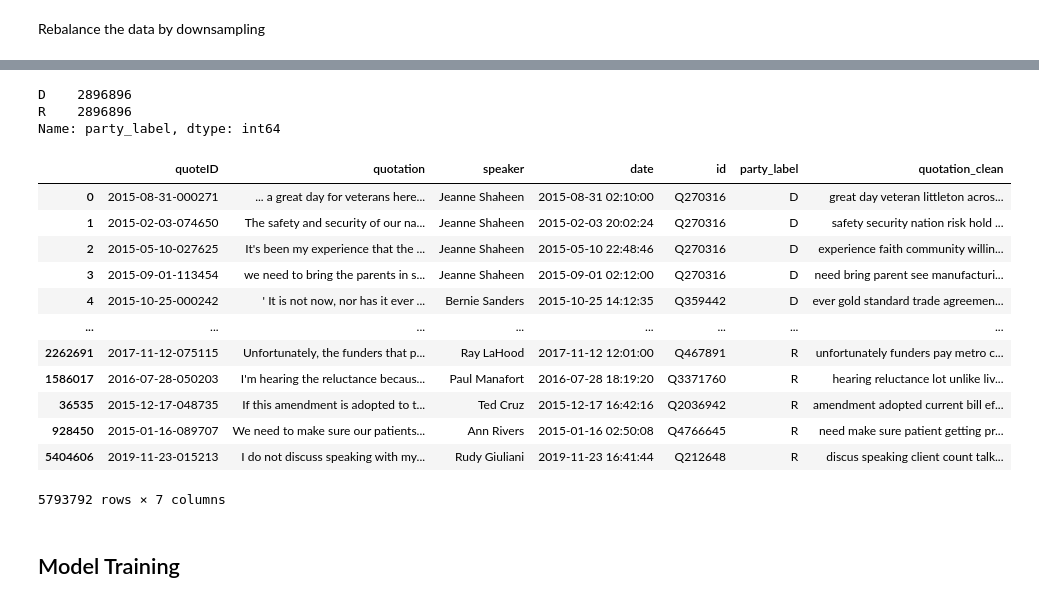
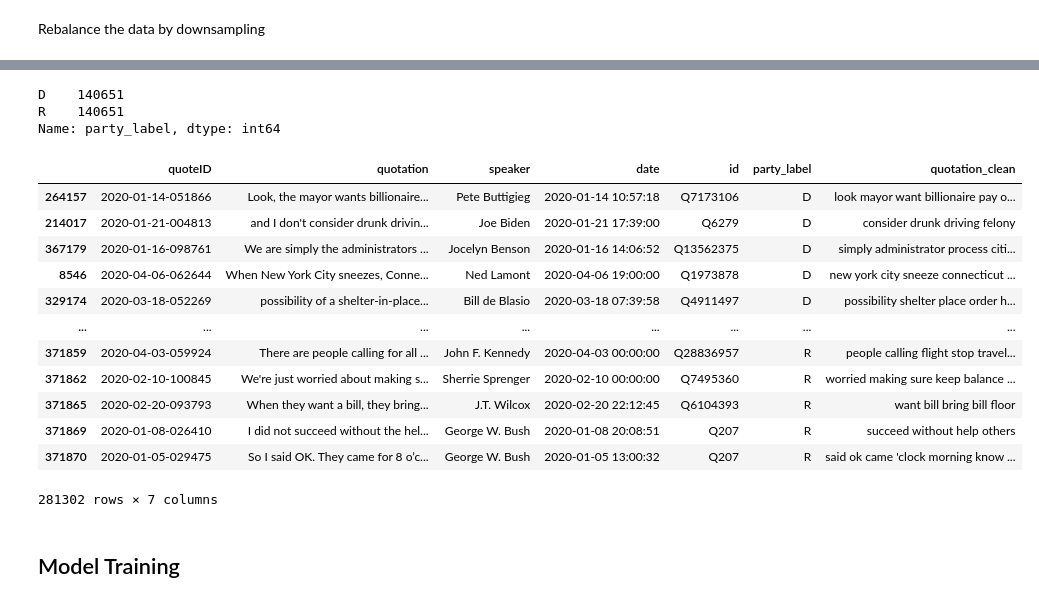
Before and after one commit to epfl-ada/ada-2021-project-mmng, a Jupyter notebook: part3_2-model_training.ipynb, the cells around one changed output, grey strips where cells are left out. Saved outputs shown, nothing was run; the diff lists cells and outputs as text; code cells hidden in the pictures.

```diff
--- a/part3_2-model_training.ipynb
+++ b/part3_2-model_training.ipynb
@@ -106,35 +88,28 @@ df = df_d.append(df_r)
 # %%
-# df = downsample(df, 'party_label')
+df=downsample2(df)
+df.party_label.value_counts()
+# %% [output]
+D    140651
+R    140651
+Name: party_label, dtype: int64
 # %%
-df['party_label'].value_counts()
+df
 # %% [output]
+|  | quoteID | quotation | speaker | date | id | party_label | quotation_clean |
+| 264157 | 2020-01-14-051866 | Look, the mayor wants billionaire... | Pete Buttigieg | 2020-01-14 10:57:18 | Q7173106 | D | look mayor want billionaire pay o... |
+| 214017 | 2020-01-21-004813 | and I don't consider drunk drivin... | Joe Biden | 2020-01-21 17:39:00 | Q6279 | D | consider drunk driving felony |
+| 367179 | 2020-01-16-098761 | We are simply the administrators ... | Jocelyn Benson | 2020-01-16 14:06:52 | Q13562375 | D | simply administrator process citi... |
+| 8546 | 2020-04-06-062644 | When New York City sneezes, Conne... | Ned Lamont | 2020-04-06 19:00:00 | Q1973878 | D | new york city sneeze connecticut ... |
+| 329174 | 2020-03-18-052269 | possibility of a shelter-in-place... | Bill de Blasio | 2020-03-18 07:39:58 | Q4911497 | D | possibility shelter place order h... |
+| ... | ... | ... | ... | ... | ... | ... | ... |
+| 371859 | 2020-04-03-059924 | There are people calling for all ... | John F. Kennedy | 2020-04-03 00:00:00 | Q28836957 | R | people calling flight stop travel... |
+| 371862 | 2020-02-10-100845 | We're just worried about making s... | Sherrie Sprenger | 2020-02-10 00:00:00 | Q7495360 | R | worried making sure keep balance ... |
+| 371865 | 2020-02-20-093793 | When they want a bill, they bring... | J.T. Wilcox | 2020-02-20 22:12:45 | Q6104393 | R | want bill bring bill floor |
+| 371869 | 2020-01-08-026410 | I did not succeed without the hel... | George W. Bush | 2020-01-08 20:08:51 | Q207 | R | succeed without help others |
+| 371870 | 2020-01-05-029475 | So I said OK. They came for 8 o’c... | George W. Bush | 2020-01-05 13:00:32 | Q207 | R | said ok came 'clock morning know ... |
-D    2896896
-R    2896896
-Name: party_label, dtype: int64
+281302 rows × 7 columns
 # %%
 df_bcp = df.copy()
-# %%
-# df_mini = df_filt.sample(100000)
-# df_mini = df_filt.sample(frac=1)
-
-# df
-
-# df = df.sample(frac=1)
-df
-# %% [output]
-|  | quoteID | quotation | speaker | date | id | party_label | quotation_clean |
-| 0 | 2015-08-31-000271 | ... a great day for veterans here... | Jeanne Shaheen | 2015-08-31 02:10:00 | Q270316 | D | great day veteran littleton acros... |
-| 1 | 2015-02-03-074650 | The safety and security of our na... | Jeanne Shaheen | 2015-02-03 20:02:24 | Q270316 | D | safety security nation risk hold ... |
-| 2 | 2015-05-10-027625 | It's been my experience that the ... | Jeanne Shaheen | 2015-05-10 22:48:46 | Q270316 | D | experience faith community willin... |
-| 3 | 2015-09-01-113454 | we need to bring the parents in s... | Jeanne Shaheen | 2015-09-01 02:12:00 | Q270316 | D | need bring parent see manufacturi... |
-| 4 | 2015-10-25-000242 | ' It is not now, nor has it ever ... | Bernie Sanders | 2015-10-25 14:12:35 | Q359442 | D | ever gold standard trade agreemen... |
-| ... | ... | ... | ... | ... | ... | ... | ... |
-| 2262691 | 2017-11-12-075115 | Unfortunately, the funders that p... | Ray LaHood | 2017-11-12 12:01:00 | Q467891 | R | unfortunately funders pay metro c... |
-| 1586017 | 2016-07-28-050203 | I'm hearing the reluctance becaus... | Paul Manafort | 2016-07-28 18:19:20 | Q3371760 | R | hearing reluctance lot unlike liv... |
-| 36535 | 2015-12-17-048735 | If this amendment is adopted to t... | Ted Cruz | 2015-12-17 16:42:16 | Q2036942 | R | amendment adopted current bill ef... |
-| 928450 | 2015-01-16-089707 | We need to make sure our patients... | Ann Rivers | 2015-01-16 02:50:08 | Q4766645 | R | need make sure patient getting pr... |
-| 5404606 | 2019-11-23-015213 | I do not discuss speaking with my... | Rudy Giuliani | 2019-11-23 16:41:44 | Q212648 | R | discus speaking client count talk... |
-5793792 rows × 7 columns
 # %% [markdown]
 ## Model Training
 # %%
```
Also changed, not shown: parts of 49 cells of this notebook, 1 other file.
